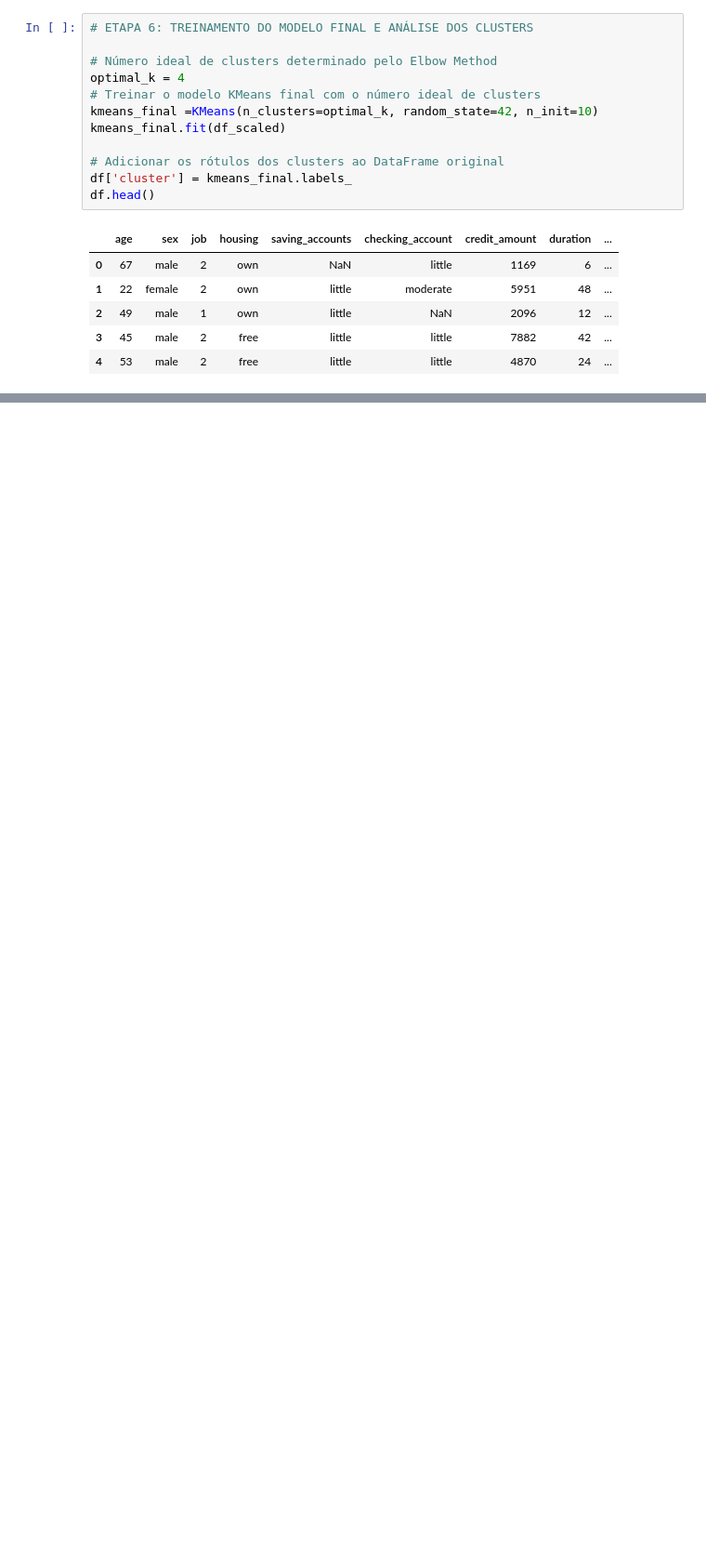
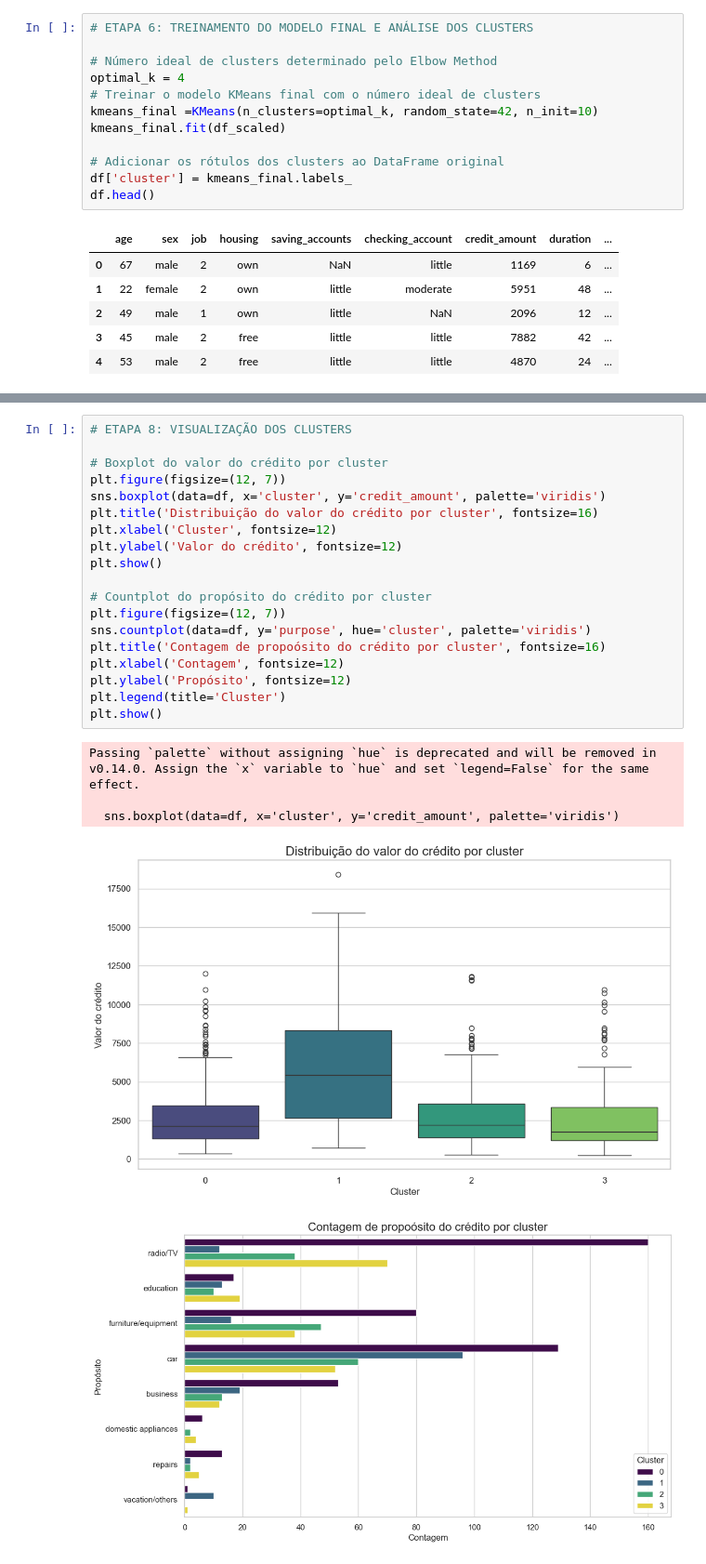
Before and after one commit to jessicawolfie/clusterizacao_clientes_credito, a Jupyter notebook: notebooks/1.0-eda.ipynb, the cells around one changed output, grey strips where cells are left out. Shown: that part at 93% size. Drawn from its saved outputs; the diff is of its cells as text; blank space fills up the shorter version.

Commit message:
feat: add visualizations to compare cluster characteristics

```diff
--- a/notebooks/1.0-eda.ipynb
+++ b/notebooks/1.0-eda.ipynb
@@ -229,0 +274,25 @@ df.head()
+# %%
+# ETAPA 8: VISUALIZAÇÃO DOS CLUSTERS
+
+# Boxplot do valor do crédito por cluster
+plt.figure(figsize=(12, 7))
+sns.boxplot(data=df, x='cluster', y='credit_amount', palette='viridis')
+plt.title('Distribuição do valor do crédito por cluster', fontsize=16)
+plt.xlabel('Cluster', fontsize=12)
+plt.ylabel('Valor do crédito', fontsize=12)
+plt.show()
+
+# Countplot do propósito do crédito por cluster
+plt.figure(figsize=(12, 7))
+sns.countplot(data=df, y='purpose', hue='cluster', palette='viridis')
+plt.title('Contagem de propoósito do crédito por cluster', fontsize=16)
+plt.xlabel('Contagem', fontsize=12)
+plt.ylabel('Propósito', fontsize=12)
+plt.legend(title='Cluster')
+plt.show()
+# %% [output]
+Passing `palette` without assigning `hue` is deprecated and will be removed in v0.14.0. Assign the `x` variable to `hue` and set `legend=False` for the same effect.
+
+  sns.boxplot(data=df, x='cluster', y='credit_amount', palette='viridis')
+[figure, added]
+[figure, added]
```
Also changed, not shown: parts of 1 cell of this notebook.
